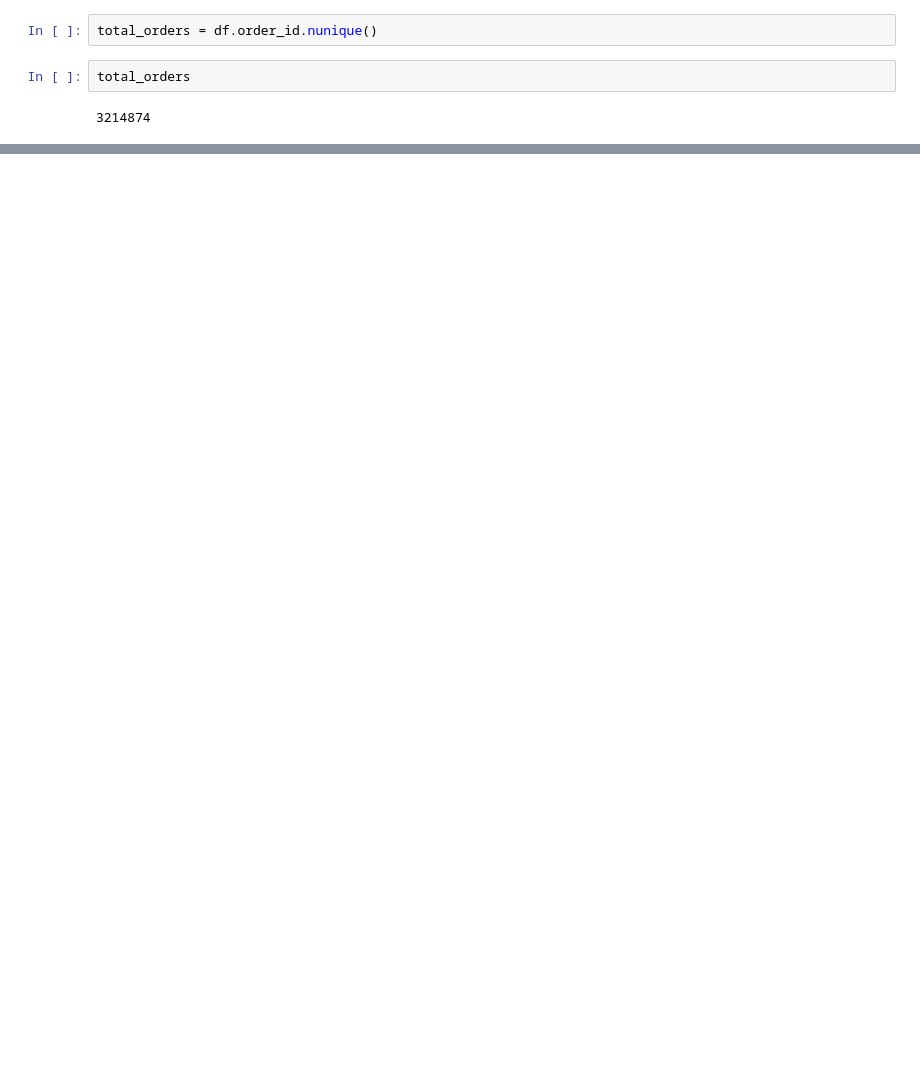
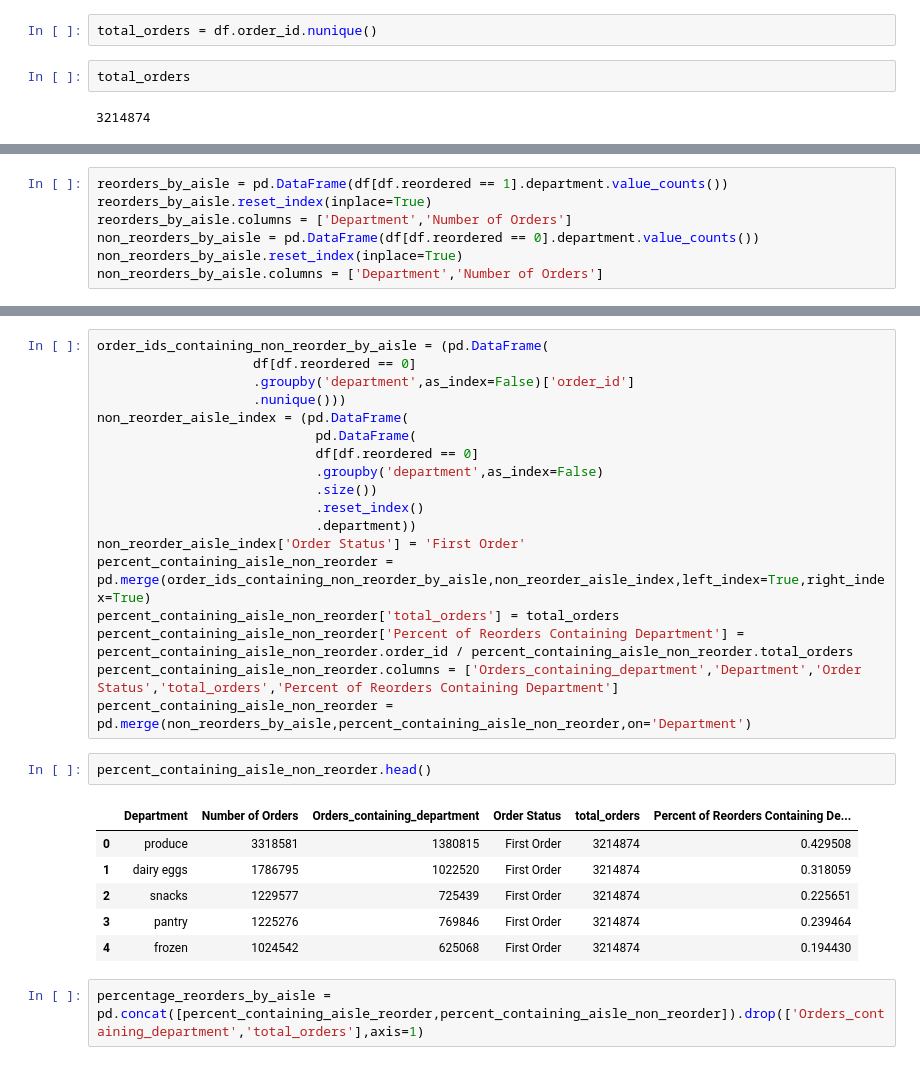
Before and after one commit to keith12345/InstaClassification, a Jupyter notebook: 05_Visualizations/00_Exploring.ipynb, the cells around one changed output, grey strips where cells are left out. Cells and saved outputs as stored; diff of their text form; blank space fills up the shorter version.

```diff
--- a/05_Visualizations/00_Exploring.ipynb
+++ b/05_Visualizations/00_Exploring.ipynb
@@ -363,0 +330,7 @@ percentage_reorders_by_aisle
+# %%
+reorders_by_aisle = pd.DataFrame(df[df.reordered == 1].department.value_counts())
+reorders_by_aisle.reset_index(inplace=True)
+reorders_by_aisle.columns = ['Department','Number of Orders']
+non_reorders_by_aisle = pd.DataFrame(df[df.reordered == 0].department.value_counts())
+non_reorders_by_aisle.reset_index(inplace=True)
+non_reorders_by_aisle.columns = ['Department','Number of Orders']
@@ -363,0 +370,29 @@ percentage_reorders_by_aisle
+# %%
+order_ids_containing_non_reorder_by_aisle = (pd.DataFrame(
+                    df[df.reordered == 0]
+                    .groupby('department',as_index=False)['order_id']
+                    .nunique()))
+non_reorder_aisle_index = (pd.DataFrame(
+                            pd.DataFrame(
+                            df[df.reordered == 0]
+                            .groupby('department',as_index=False)
+                            .size())
+                            .reset_index()
+                            .department))
+non_reorder_aisle_index['Order Status'] = 'First Order'
+percent_containing_aisle_non_reorder = pd.merge(order_ids_containing_non_reorder_by_aisle,non_reorder_aisle_index,left_index=True,right_index=True)
+percent_containing_aisle_non_reorder['total_orders'] = total_orders
+percent_containing_aisle_non_reorder['Percent of Reorders Containing Department'] = percent_containing_aisle_non_reorder.order_id / percent_containing_aisle_non_reorder.total_orders
+percent_containing_aisle_non_reorder.columns = ['Orders_containing_department','Department','Order Status','total_orders','Percent of Reorders Containing Department']
+percent_containing_aisle_non_reorder = pd.merge(non_reorders_by_aisle,percent_containing_aisle_non_reorder,on='Department')
+# %%
+percent_containing_aisle_non_reorder.head()
+# %% [output]
+|  | Department | Number of Orders | Orders_containing_department | Order Status | total_orders | Percent of Reorders Containing De... |
+| 0 | produce | 3318581 | 1380815 | First Order | 3214874 | 0.429508 |
+| 1 | dairy eggs | 1786795 | 1022520 | First Order | 3214874 | 0.318059 |
+| 2 | snacks | 1229577 | 725439 | First Order | 3214874 | 0.225651 |
+| 3 | pantry | 1225276 | 769846 | First Order | 3214874 | 0.239464 |
+| 4 | frozen | 1024542 | 625068 | First Order | 3214874 | 0.194430 |
+# %%
+percentage_reorders_by_aisle = pd.concat([percent_containing_aisle_reorder,percent_containing_aisle_non_reorder]).drop(['Orders_containing_department','total_orders'],axis=1)
```
Also changed, not shown: parts of 44 cells of this notebook, 2 other files.
